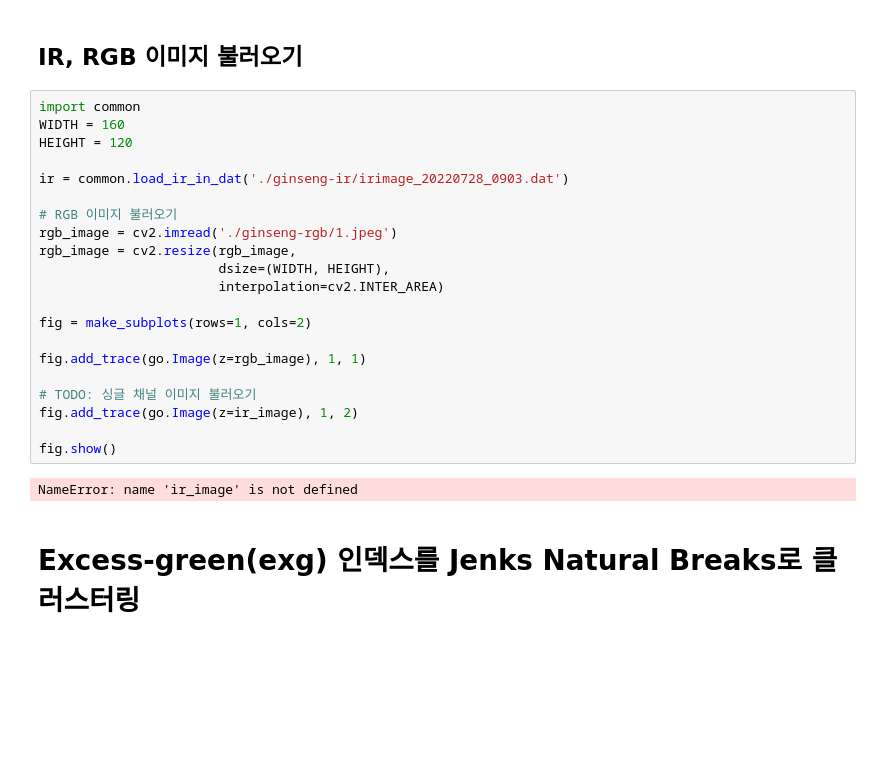
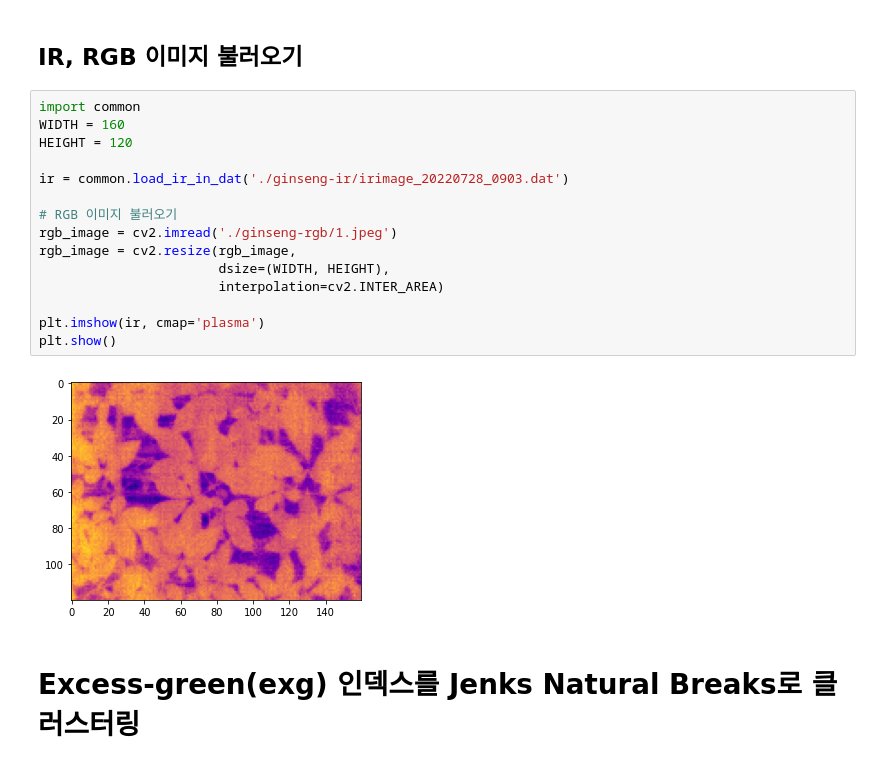
Before and after one commit to plming/infrared-leaf-segmentation, a Jupyter notebook: main.ipynb, the cells around one changed output. Drawn from its saved outputs; the diff is of its cells as text; blank space fills up the shorter version.

```diff
--- a/main.ipynb
+++ b/main.ipynb
@@ -14,26 +14,20 @@ import jenkspy
 # %%
 import common
 WIDTH = 160
 HEIGHT = 120
 
 ir = common.load_ir_in_dat('./ginseng-ir/irimage_20220728_0903.dat')
 
 # RGB 이미지 불러오기
 rgb_image = cv2.imread('./ginseng-rgb/1.jpeg')
 rgb_image = cv2.resize(rgb_image,
                        dsize=(WIDTH, HEIGHT),
                        interpolation=cv2.INTER_AREA)
 
-fig = make_subplots(rows=1, cols=2)
-
-fig.add_trace(go.Image(z=rgb_image), 1, 1)
-
-# TODO: 싱글 채널 이미지 불러오기
-fig.add_trace(go.Image(z=ir_image), 1, 2)
-
-fig.show()
+plt.imshow(ir, cmap='plasma')
+plt.show()
 # %% [output]
-NameError: name 'ir_image' is not defined
+[figure, added]
 # %% [markdown]
 # Excess-green(exg) 인덱스를 Jenks Natural Breaks로 클러스터링
 # %%
```
Also changed, not shown: parts of 1 cell of this notebook, 4 other files.
